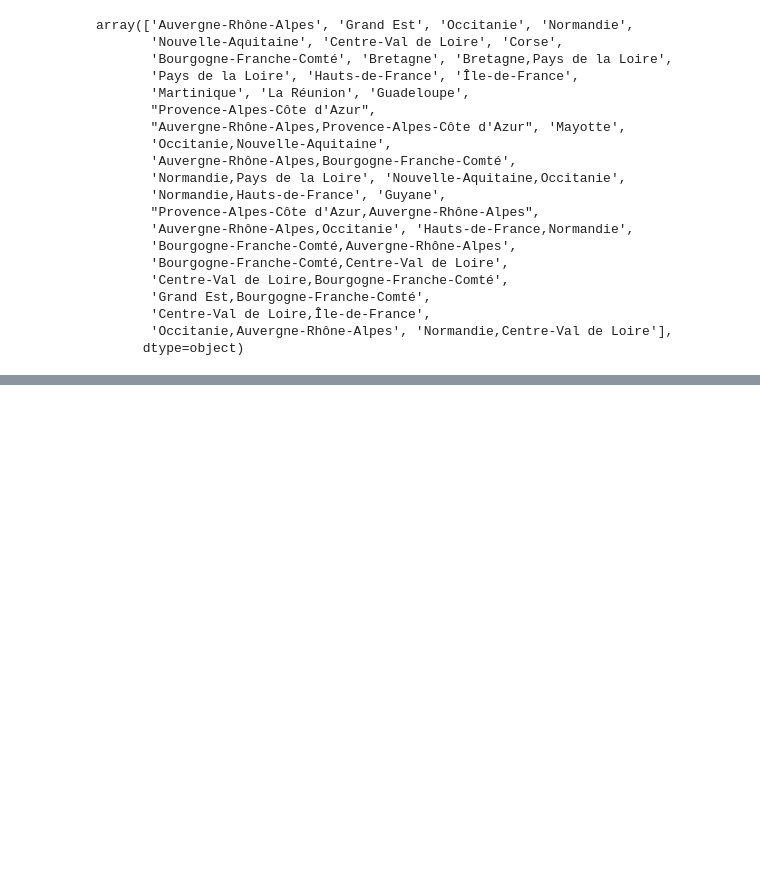
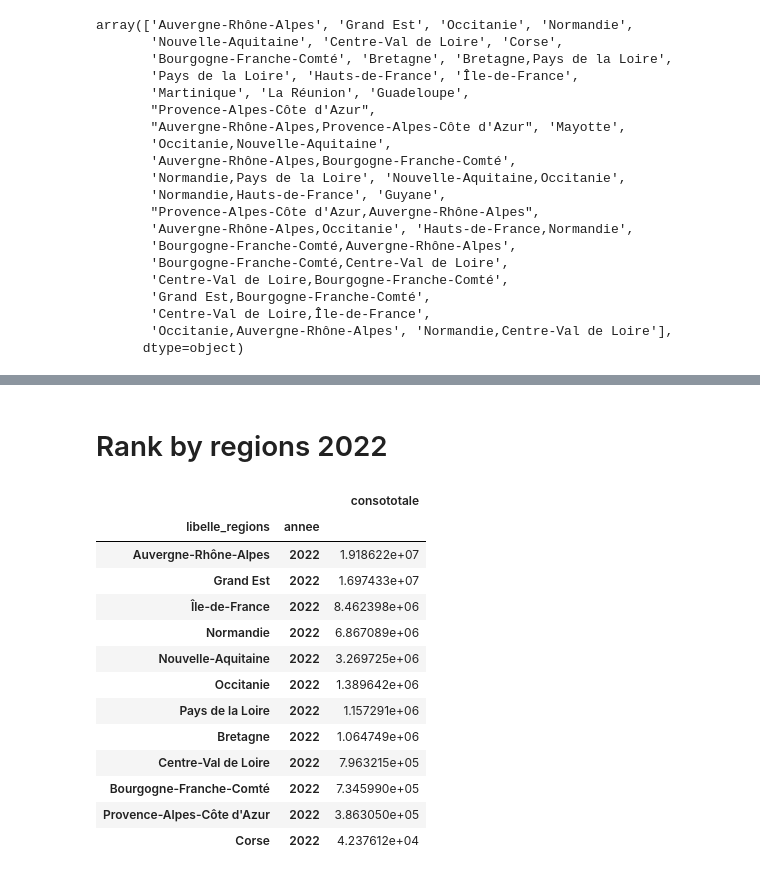
Before and after one commit to pmgzo/my_notebooks, a Jupyter notebook: EPCI.ipynb, the cells around one changed output, grey strips where cells are left out. Cells and saved outputs as stored; diff of their text form; code cells hidden in the pictures; blank space fills up the shorter version.

```diff
--- a/EPCI.ipynb
+++ b/EPCI.ipynb
@@ -236,2 +285,21 @@ sns.lineplot(data=filtered_dfConsYearNRegion, x="annee", y="consototale", hue="l
+# %% [markdown]
+# Rank by regions 2022
+# %%
+df2022.sort_values(by="consototale", ascending=False)
+# %% [output]
+|  |  | consototale |
+| libelle_regions | annee |  |
+| Auvergne-Rhône-Alpes | 2022 | 1.918622e+07 |
+| Grand Est | 2022 | 1.697433e+07 |
+| Île-de-France | 2022 | 8.462398e+06 |
+| Normandie | 2022 | 6.867089e+06 |
+| Nouvelle-Aquitaine | 2022 | 3.269725e+06 |
+| Occitanie | 2022 | 1.389642e+06 |
+| Pays de la Loire | 2022 | 1.157291e+06 |
+| Bretagne | 2022 | 1.064749e+06 |
+| Centre-Val de Loire | 2022 | 7.963215e+05 |
+| Bourgogne-Franche-Comté | 2022 | 7.345990e+05 |
+| Provence-Alpes-Côte d'Azur | 2022 | 3.863050e+05 |
+| Corse | 2022 | 4.237612e+04 |
 # %%
 # check if there is any missing data ?
```
Also changed, not shown: parts of 7 cells of this notebook.
